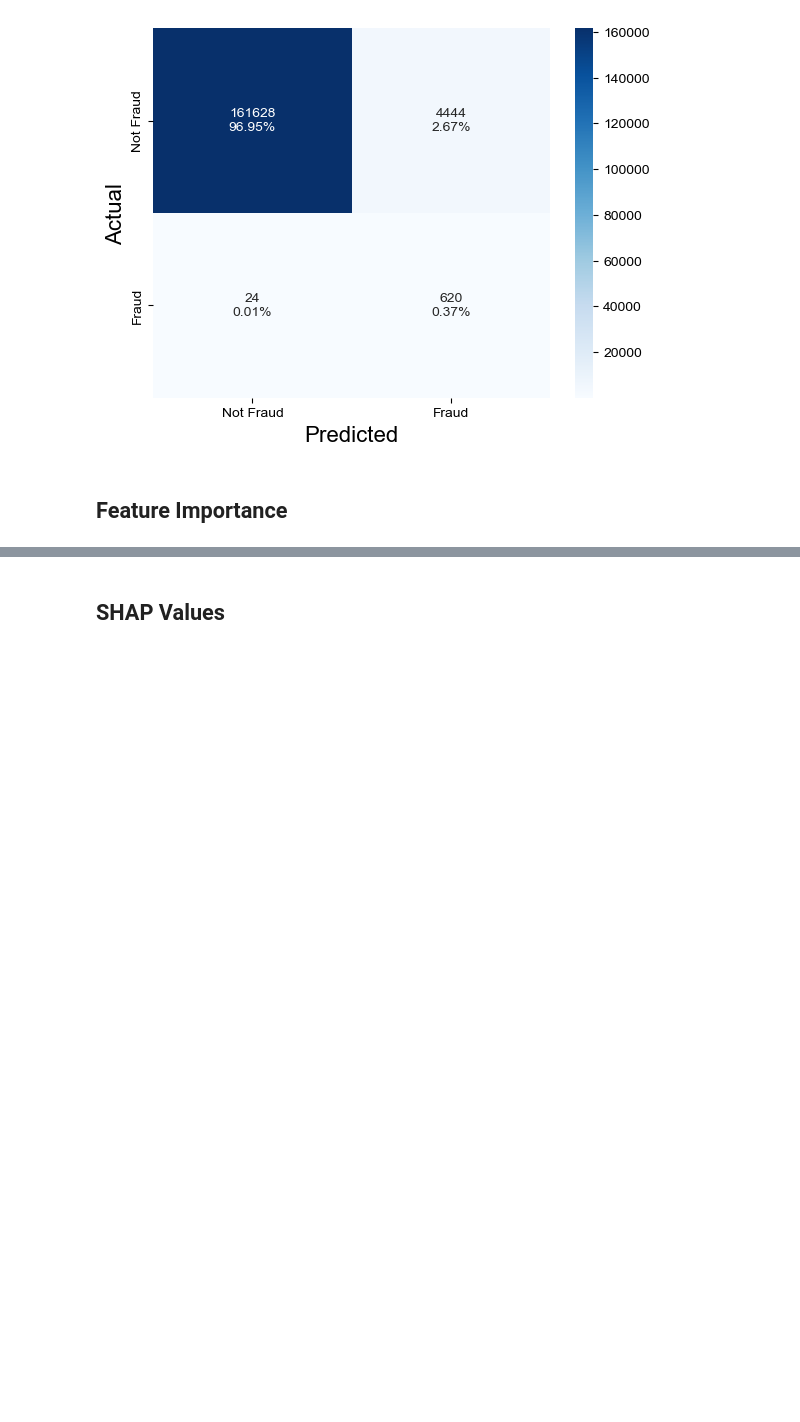
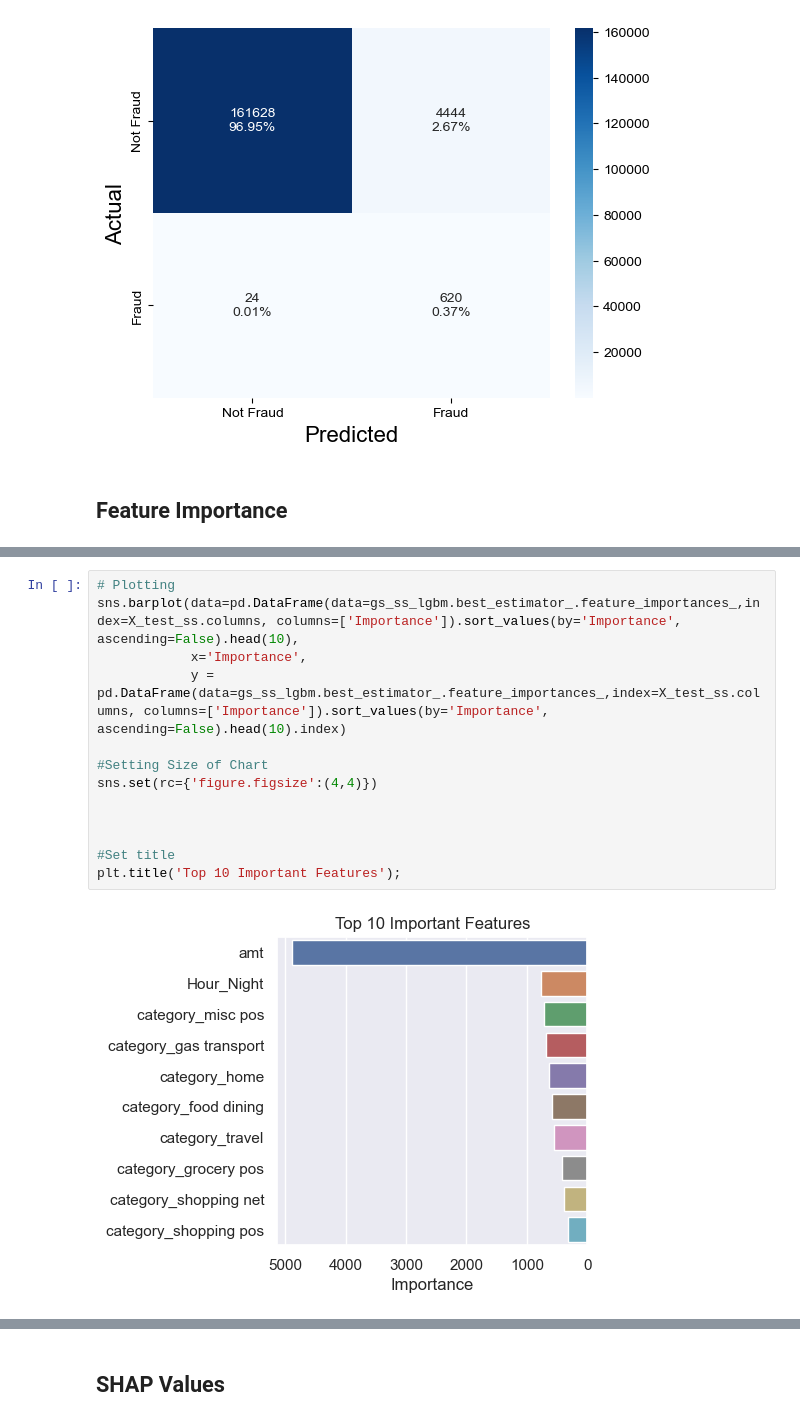
Before and after one commit to lydra4/Projects, a Jupyter notebook: Capstone/Song Yi - Part 4 - Generalisation Score Model Comparison Model Evaluation.ipynb, the cells around one changed output, grey strips where cells are left out. Saved outputs shown, nothing was run; the diff lists cells and outputs as text; blank space fills up the shorter version.

```diff
--- a/Capstone/Song Yi - Part 4 - Generalisation Score Model Comparison Model Evaluation.ipynb
+++ b/Capstone/Song Yi - Part 4 - Generalisation Score Model Comparison Model Evaluation.ipynb
@@ -451,3 +451,18 @@ pd.DataFrame(data=gs_ss_lgbm.best_estimator_.feature_importances_,
 | Day_Sun | 31 |
 | Day_Thurs | 25 |
 | Day_Sat | 7 |
+# %%
+# Plotting
+sns.barplot(data=pd.DataFrame(data=gs_ss_lgbm.best_estimator_.feature_importances_,index=X_test_ss.columns, columns=['Importance']).sort_values(by='Importance', ascending=False).head(10),
+            x='Importance',
+            y = pd.DataFrame(data=gs_ss_lgbm.best_estimator_.feature_importances_,index=X_test_ss.columns, columns=['Importance']).sort_values(by='Importance', ascending=False).head(10).index)
+
+#Setting Size of Chart
+sns.set(rc={'figure.figsize':(4,4)})
+
+
+
+#Set title
+plt.title('Top 10 Important Features');
+# %% [output]
+[figure, added]
```
Also changed, not shown: parts of 3 cells of this notebook, 2 other files.
